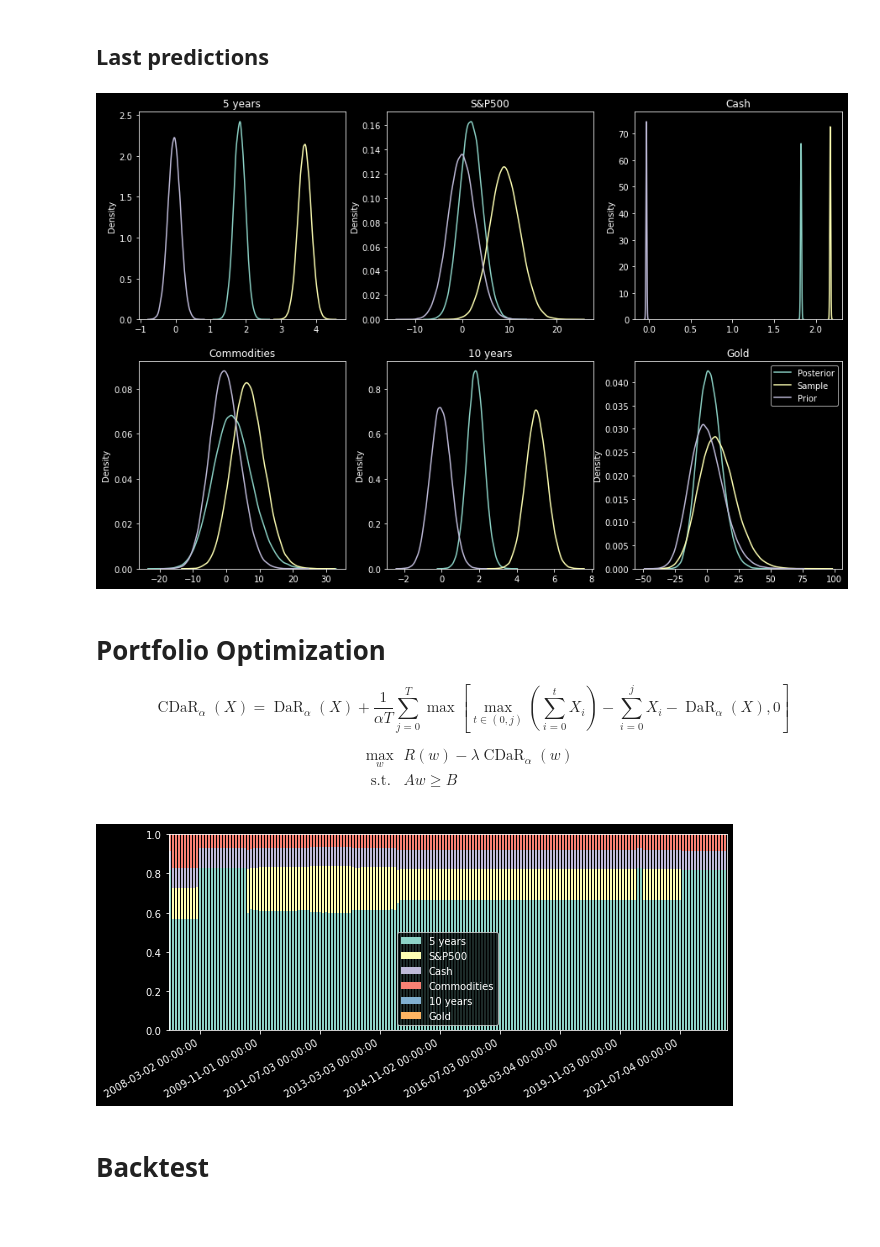
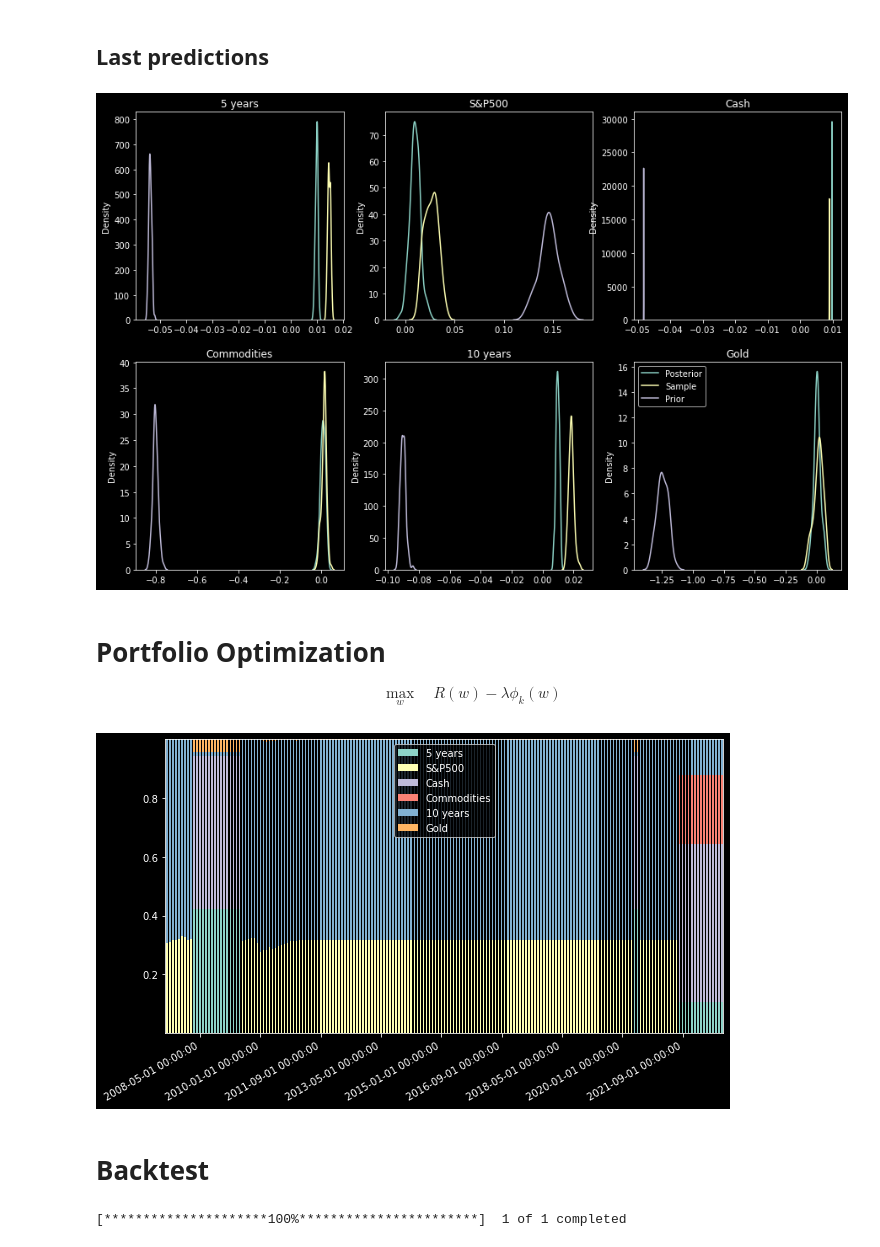
Before and after one commit to enexqnt/RBAA, a Jupyter notebook: RBAA.ipynb, the cells around one changed output. Saved outputs shown, nothing was run; the diff lists cells and outputs as text; code cells hidden in the pictures; blank space fills up the shorter version.

```diff
--- a/RBAA.ipynb
+++ b/RBAA.ipynb
@@ -223,12 +260,12 @@ returns=returns.join(xgb).dropna()
 # %%
 def posterior(returns,i):
     from scipy.stats import gmean
-    rets=returns.iloc[:i][returns['Regime'].iloc[:i]==returns.iloc[i]['Regime']].drop('Regime',axis=1)
+    rets=returns.loc[returns.index<=returns.iloc[i].name][returns['Regime']==returns['Regime'].iloc[i]].drop('Regime',axis=1)
     likehood=np.array(rets.iloc[:,:6])
     prior=np.array(rets.iloc[:,6:])
     mu_0=(prior[-1])
 
-    cov_0=pd.DataFrame((np.roll(likehood,-4)-prior)).cov()
+    cov_0=(np.array(returns.iloc[:,:6].shift(-1))-returns.iloc[:,7:]).cov()
 
     mu_l=gmean(likehood+1)-1
     sigma_l=pd.DataFrame(likehood).cov()
@@ -238,26 +275,25 @@ def posterior(returns,i):
     sigma1=np.linalg.inv(np.linalg.inv(cov_0)+n*np.linalg.inv(sigma_l))
     sigma_pred=sigma1+sigma_l
 
-    return mu1, sigma_l
+    return mu1, sigma_pred
 # %%
 postmu,postvar,dates=[],[],[]
 start=returns.reset_index()[returns.index>=returns_test.index[0]].index[0]
 for i in range(start,len(returns)):
-    if returns.iloc[i].name.month!=returns.iloc[i-1].name.month:
-        mu,var=posterior(returns,i)
-        postmu.append(mu)
-        postvar.append(var)
-        dates.append(returns.iloc[i].name)
+    mu,var=posterior(returns,i)
+    postmu.append(mu)
+    postvar.append(var)
+    dates.append(returns.iloc[i].name)
 # %% [markdown]
 ## Last predictions
 # %%
 fig = plt.figure(figsize=(15, 10))
-
+a=-2
 for i in range(0,6):
     ax = fig.add_subplot(2,3,i+1)
-    x = (np.random.normal(postmu[-1][0],postvar[-1][i][i],size=100000)+1)**(52)-1
-    y = (np.random.normal(np.array(returns.iloc[:,i].mean()),returns.iloc[:,i].var(),size=100000)+1)**(52)-1
-    z=(np.random.normal(np.array(returns.iloc[-1,i+7]),pd.DataFrame((np.roll(returns.iloc[:,i],-4)-returns.iloc[:,i+7])).var()[0],size=100000)+1)**(52)-1
+    x = (np.random.normal(postmu[a][0],postvar[a][i][i],size=100))
+    y = (np.random.normal(np.array(returns.iloc[:,i].mean()),returns.iloc[:,i].var(),size=100))
+    z=(np.random.normal(np.array(returns.iloc[a,i+7]),(np.array(returns.iloc[:,:6].shift(-1))-returns.iloc[:,7:]).applymap(lambda x: x + np.random.normal(0,(0.001**2))).iloc[:a].var()[i],size=100))
     sns.kdeplot(x*100,label='Posterior',ax=ax)
     sns.kdeplot(y*100,label='Sample',ax=ax)
     sns.kdeplot(z*100,label='Prior',ax=ax)
@@ -265,17 +301,4 @@ for i in range(0,6):
 plt.legend()
 plt.show()
 # %% [output]
-[figure, old version]
+[figure, new version]
-# %% [markdown]
-# Portfolio Optimization
-
-$$
-\operatorname{CDaR}_\alpha(X)=\operatorname{DaR}_\alpha(X)+\frac{1}{\alpha T} \sum_{j=0}^T \max \left[\max _{t \in(0, j)}\left(\sum_{i=0}^t X_i\right)-\sum_{i=0}^j X_i-\operatorname{DaR}_\alpha(X), 0\right]
-$$
-
-$$
-\begin{array}{ll}
-\max _w & R(w)-\lambda \operatorname{CDaR}_\alpha(w) \\
-\text { s.t. } & A w \geq B \\
-\end{array}
-$$
@@ -290,32 +305,41 @@ A, B = rp.assets_constraints(constraints, asset_classes)
+# %% [markdown]
+# Portfolio Optimization
+
+$$
+\max _w \quad R(w)-\lambda \phi_k(w)
+$$
 # %%
 import riskfolio as rp
-w=[]
+w,dates=[],[]
 c=0
 for i in tqdm(range(start, len(returns))):
     if returns.iloc[i].name.month!=returns.iloc[i-1].name.month:
         port=rp.Portfolio(returns[returns['Regime']==returns['Regime'].iloc[i]].iloc[:i,:6])
-        port.mu=pd.DataFrame(postmu[c]).T
-        port.cov=pd.DataFrame(postvar[c])
-        port.ainequality = A
-        port.binequality = B
-        w.append(port.optimization(obj='Utility',rm='CDaR',l=1))
+        port.assets_stats('hist','hist')
+        ww=port.optimization(obj='Utility',l=5)
+
+        if isinstance(port.optimal, pd.DataFrame):
+            w.append(ww)
+        else:
+            w.append(pd.DataFrame([0,0,1,0,0,0]))
+        dates.append(returns.iloc[i].name)
         c+=1
 # %%
 weights=pd.DataFrame(np.concatenate(w,axis=1),index=returns.columns[:6],columns=dates).T
 import matplotlib.dates as mdates
 fig = plt.figure()
 ax = fig.add_subplot(111)
 
 
 ax.xaxis.set_major_formatter(mdates.DateFormatter('%Y-%m-%d'))
-weights.plot.bar(stacked=True,figsize=(10,4),ax=ax)
+weights.plot.bar(stacked=True,figsize=(10,6),ax=ax)
 ax.xaxis.set_major_locator(mdates.DayLocator(interval=20))
 
 fig.autofmt_xdate()
 
 plt.show()
 # %% [output]
-[figure, old version]
+[figure, new version]
 # %% [markdown]
 # Backtest
 # %%
@@ -343 +367,5 @@ weights_w=weights.resample('W').ffill()
+# %%
+usd=yfinance.download('EURUSD=X')['Adj Close'].resample('D').ffill().pct_change().dropna()
+# %% [output]
+[*********************100%***********************]  1 of 1 completed
 # %%
```
Also changed, not shown: parts of 26 cells of this notebook.
